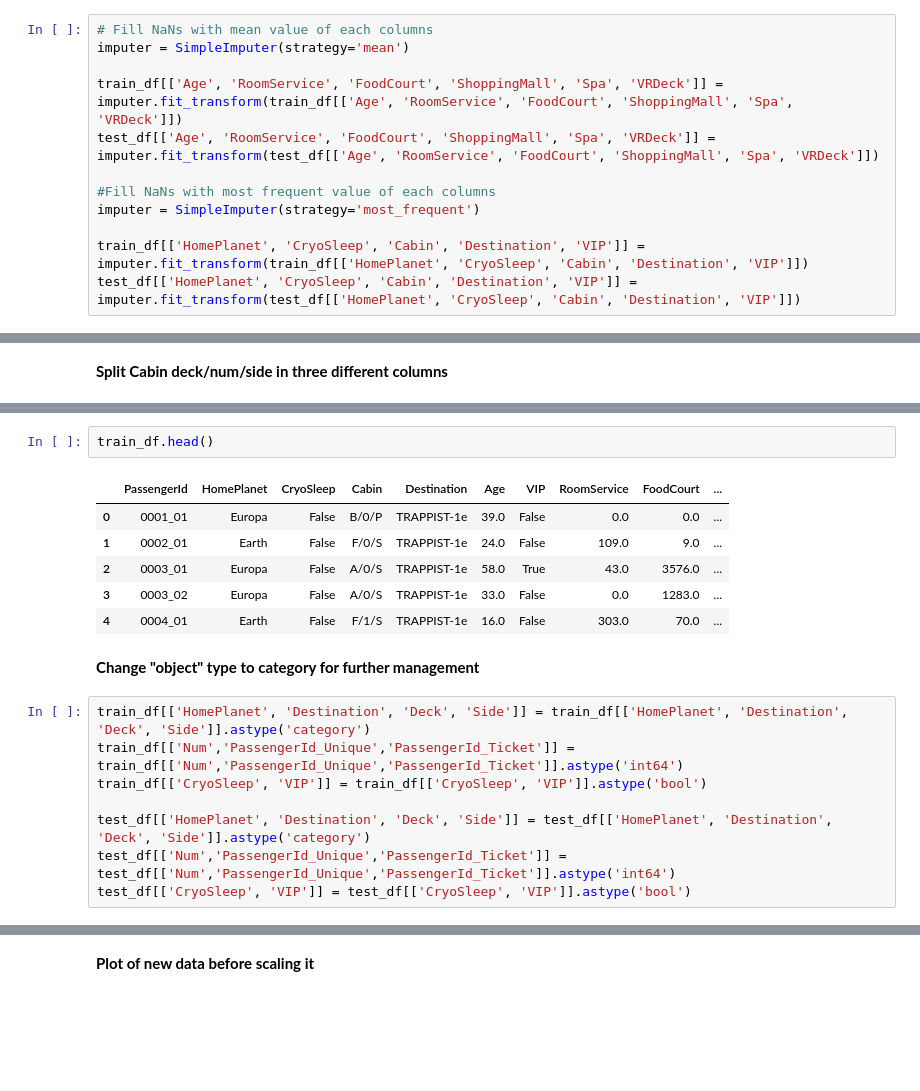
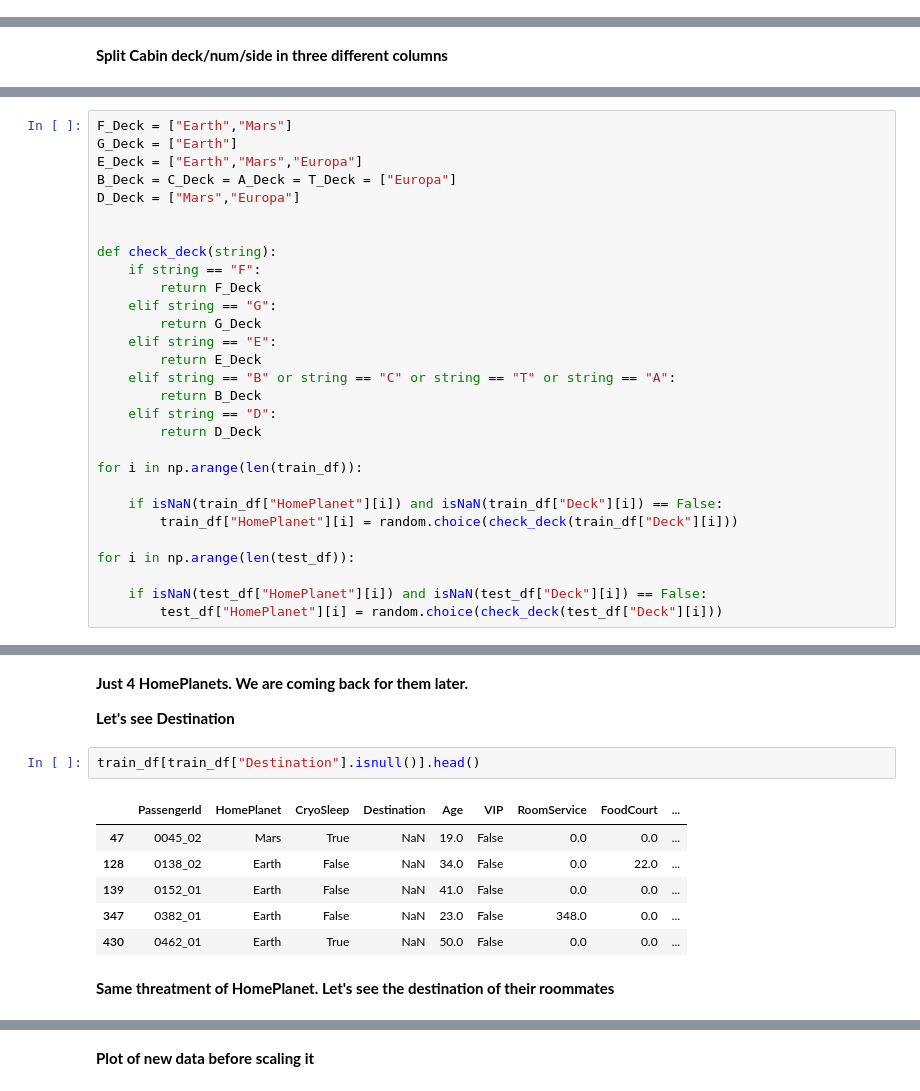
Before and after one commit to deldanr/Spaceship-Titanic, a Jupyter notebook: spaceship-titanic.ipynb, the cells around one changed output, grey strips where cells are left out. Cells and saved outputs as stored; diff of their text form; blank space fills up the shorter version.

```diff
--- a/spaceship-titanic.ipynb
+++ b/spaceship-titanic.ipynb
@@ -160,15 +348,3 @@ dtype: int64
 # %% [markdown]
 
 **CONTINUE to clean the DataFrame. Imputer help us to get rid of NaNs**
-# %%
-# Fill NaNs with mean value of each columns
-imputer = SimpleImputer(strategy='mean')
-
-train_df[['Age', 'RoomService', 'FoodCourt', 'ShoppingMall', 'Spa', 'VRDeck']] = imputer.fit_transform(train_df[['Age', 'RoomService', 'FoodCourt', 'ShoppingMall', 'Spa', 'VRDeck']])
-test_df[['Age', 'RoomService', 'FoodCourt', 'ShoppingMall', 'Spa', 'VRDeck']] = imputer.fit_transform(test_df[['Age', 'RoomService', 'FoodCourt', 'ShoppingMall', 'Spa', 'VRDeck']])
-
-#Fill NaNs with most frequent value of each columns
-imputer = SimpleImputer(strategy='most_frequent')
-
-train_df[['HomePlanet', 'CryoSleep', 'Cabin', 'Destination', 'VIP']] = imputer.fit_transform(train_df[['HomePlanet', 'CryoSleep', 'Cabin', 'Destination', 'VIP']])
-test_df[['HomePlanet', 'CryoSleep', 'Cabin', 'Destination', 'VIP']] = imputer.fit_transform(test_df[['HomePlanet', 'CryoSleep', 'Cabin', 'Destination', 'VIP']])
@@ -181,0 +471,29 @@ test_df[['Deck', 'Num', 'Side']] = test_df['Cabin'].str.split('/', expand=True)
+# %%
+F_Deck = ["Earth","Mars"]
+G_Deck = ["Earth"]
+E_Deck = ["Earth","Mars","Europa"]
+B_Deck = C_Deck = A_Deck = T_Deck = ["Europa"]
+D_Deck = ["Mars","Europa"]
+
+
+def check_deck(string):
+    if string == "F":
+        return F_Deck
+    elif string == "G":
+        return G_Deck
+    elif string == "E":
+        return E_Deck
+    elif string == "B" or string == "C" or string == "T" or string == "A":
+        return B_Deck
+    elif string == "D":
+        return D_Deck
+
+for i in np.arange(len(train_df)):
+
+    if isNaN(train_df["HomePlanet"][i]) and isNaN(train_df["Deck"][i]) == False:
+        train_df["HomePlanet"][i] = random.choice(check_deck(train_df["Deck"][i]))
+
+for i in np.arange(len(test_df)):
+
+    if isNaN(test_df["HomePlanet"][i]) and isNaN(test_df["Deck"][i]) == False:
+        test_df["HomePlanet"][i] = random.choice(check_deck(test_df["Deck"][i]))
@@ -182,19 +523,15 @@ test_df[['Deck', 'Num', 'Side']] = test_df['Cabin'].str.split('/', expand=True)
+# %% [markdown]
+**Just 4 HomePlanets. We are coming back for them later.**
+
+**Let's see Destination**
 # %%
-train_df.head()
+train_df[train_df["Destination"].isnull()].head()
 # %% [output]
-|  | PassengerId | HomePlanet | CryoSleep | Cabin | Destination | Age | VIP | RoomService | FoodCourt | ... |
-| 0 | 0001_01 | Europa | False | B/0/P | TRAPPIST-1e | 39.0 | False | 0.0 | 0.0 | ... |
-| 1 | 0002_01 | Earth | False | F/0/S | TRAPPIST-1e | 24.0 | False | 109.0 | 9.0 | ... |
-| 2 | 0003_01 | Europa | False | A/0/S | TRAPPIST-1e | 58.0 | True | 43.0 | 3576.0 | ... |
-| 3 | 0003_02 | Europa | False | A/0/S | TRAPPIST-1e | 33.0 | False | 0.0 | 1283.0 | ... |
-| 4 | 0004_01 | Earth | False | F/1/S | TRAPPIST-1e | 16.0 | False | 303.0 | 70.0 | ... |
+|  | PassengerId | HomePlanet | CryoSleep | Destination | Age | VIP | RoomService | FoodCourt | ... |
+| 47 | 0045_02 | Mars | True | NaN | 19.0 | False | 0.0 | 0.0 | ... |
+| 128 | 0138_02 | Earth | False | NaN | 34.0 | False | 0.0 | 22.0 | ... |
+| 139 | 0152_01 | Earth | False | NaN | 41.0 | False | 0.0 | 0.0 | ... |
+| 347 | 0382_01 | Earth | False | NaN | 23.0 | False | 348.0 | 0.0 | ... |
+| 430 | 0462_01 | Earth | True | NaN | 50.0 | False | 0.0 | 0.0 | ... |
-# %% [markdown]
-**Change "object" type to category for further management**
-# %%
-train_df[['HomePlanet', 'Destination', 'Deck', 'Side']] = train_df[['HomePlanet', 'Destination', 'Deck', 'Side']].astype('category')
-train_df[['Num','PassengerId_Unique','PassengerId_Ticket']] = train_df[['Num','PassengerId_Unique','PassengerId_Ticket']].astype('int64')
-train_df[['CryoSleep', 'VIP']] = train_df[['CryoSleep', 'VIP']].astype('bool')
-
-test_df[['HomePlanet', 'Destination', 'Deck', 'Side']] = test_df[['HomePlanet', 'Destination', 'Deck', 'Side']].astype('category')
-test_df[['Num','PassengerId_Unique','PassengerId_Ticket']] = test_df[['Num','PassengerId_Unique','PassengerId_Ticket']].astype('int64')
-test_df[['CryoSleep', 'VIP']] = test_df[['CryoSleep', 'VIP']].astype('bool')
+# %% [markdown]
+**Same threatment of HomePlanet. Let's see the destination of their roommates**
```
Also changed, not shown: parts of 84 cells of this notebook.
